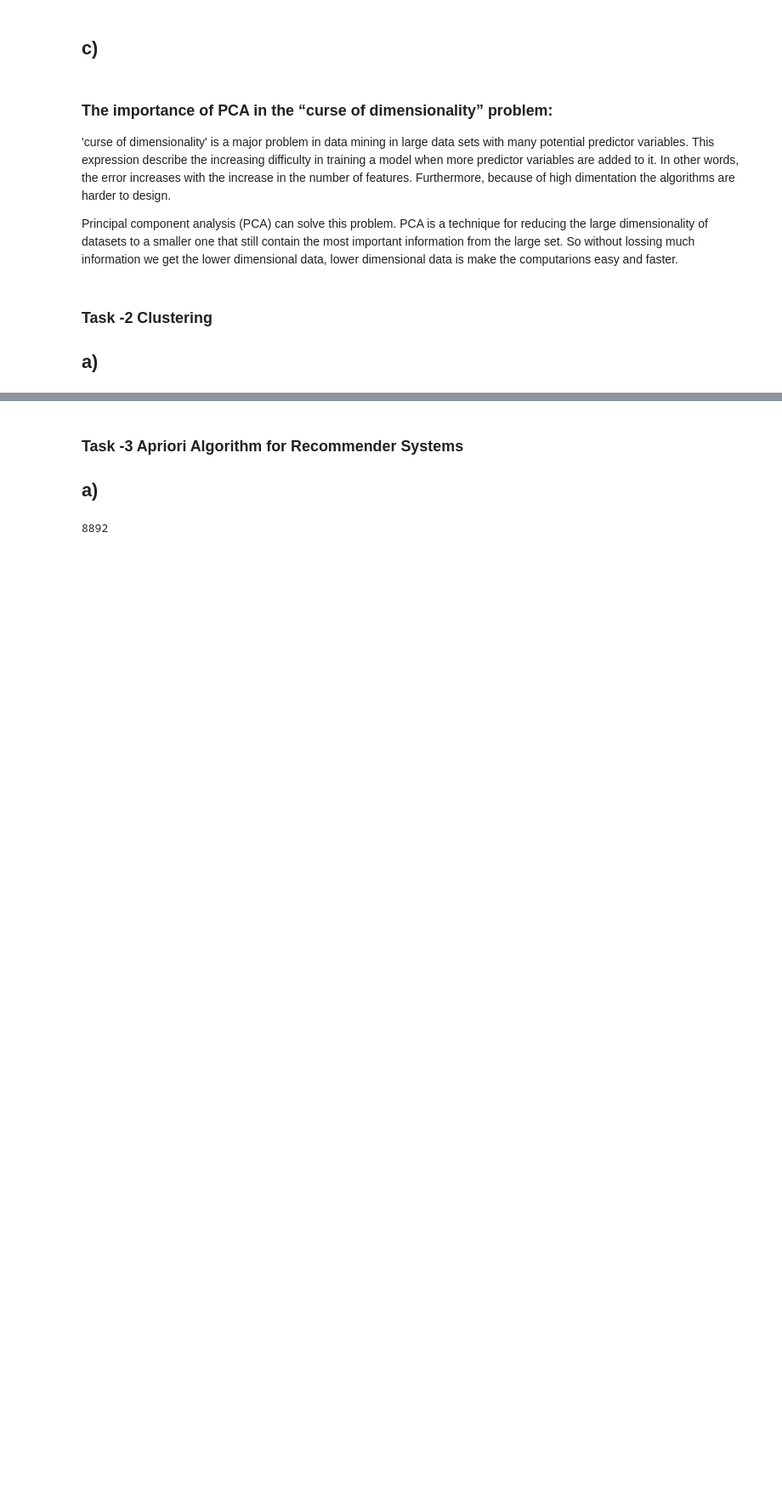
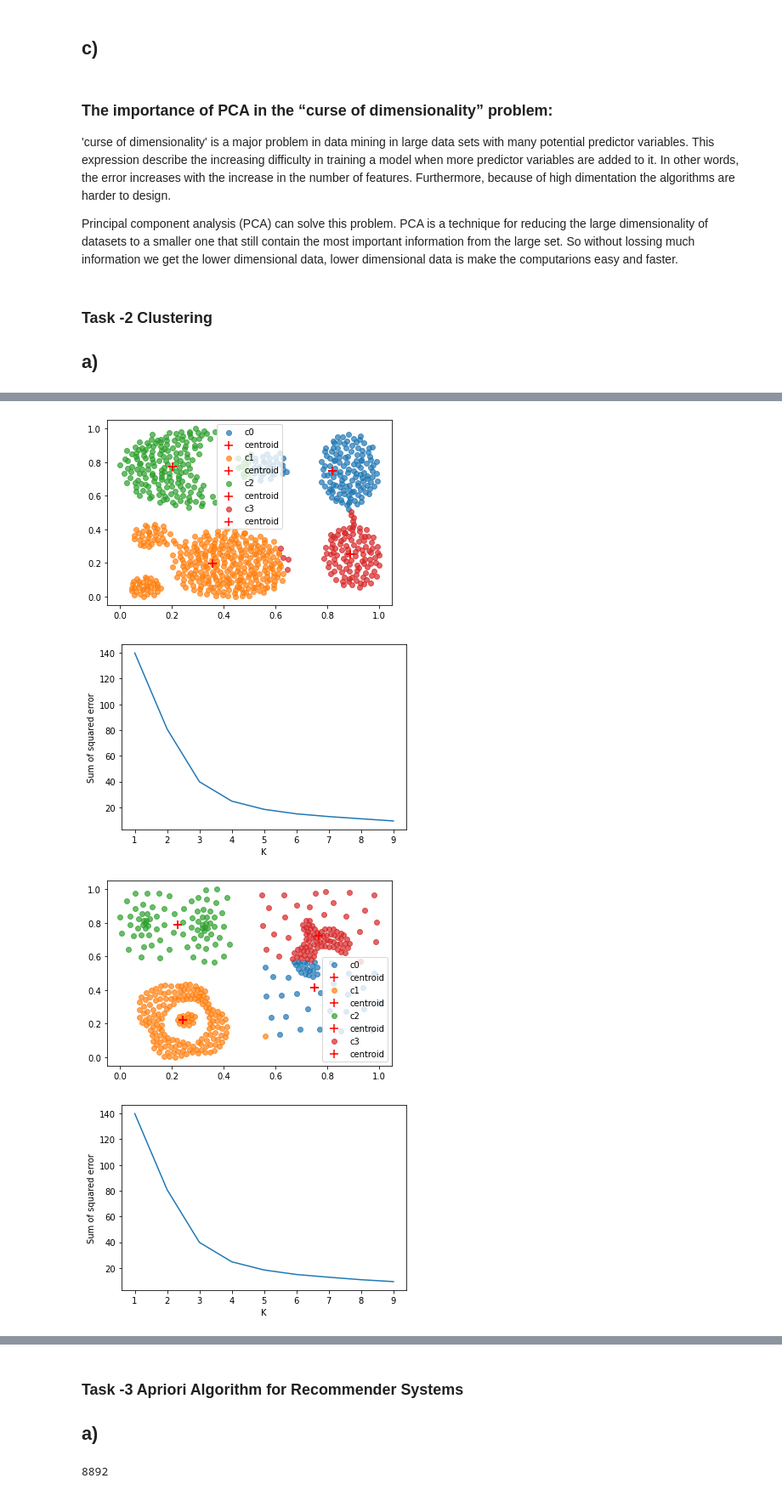
Before and after one commit to rafiqulislam21/pca_svd_clustring_and_apriori_algorithm_with_python, a Jupyter notebook: pca_svd_clustring_and_apriori_algorithm.ipynb, the cells around one changed output, grey strips where cells are left out. Shown: that part at 85% size. Saved outputs shown, nothing was run; the diff lists cells and outputs as text; code cells hidden in the pictures; blank space fills up the shorter version.

Commit message:
task-2 b) k-means added

```diff
--- a/pca_svd_clustring_and_apriori_algorithm.ipynb
+++ b/pca_svd_clustring_and_apriori_algorithm.ipynb
@@ -257,0 +305,11 @@ plt.scatter(df4['X'], df4['Y'])
+# %%
+#k means version-------------------------------------
+k_means(4, df1)
+k_means(4, df2)
+k_means(4, df3)
+k_means(4, df4)
+# %% [output]
+[figure, added]
+[figure, added]
+[figure, added]
+[figure, added]
```
Also changed, not shown: parts of 22 cells of this notebook.
